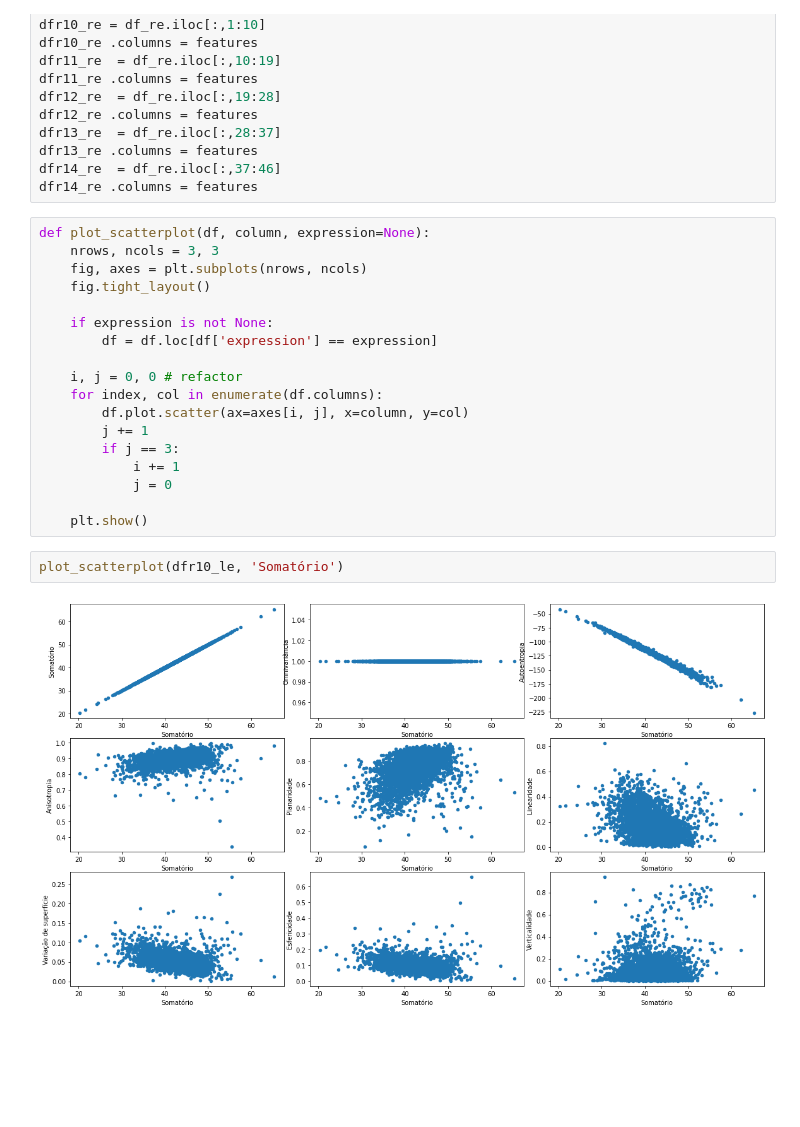
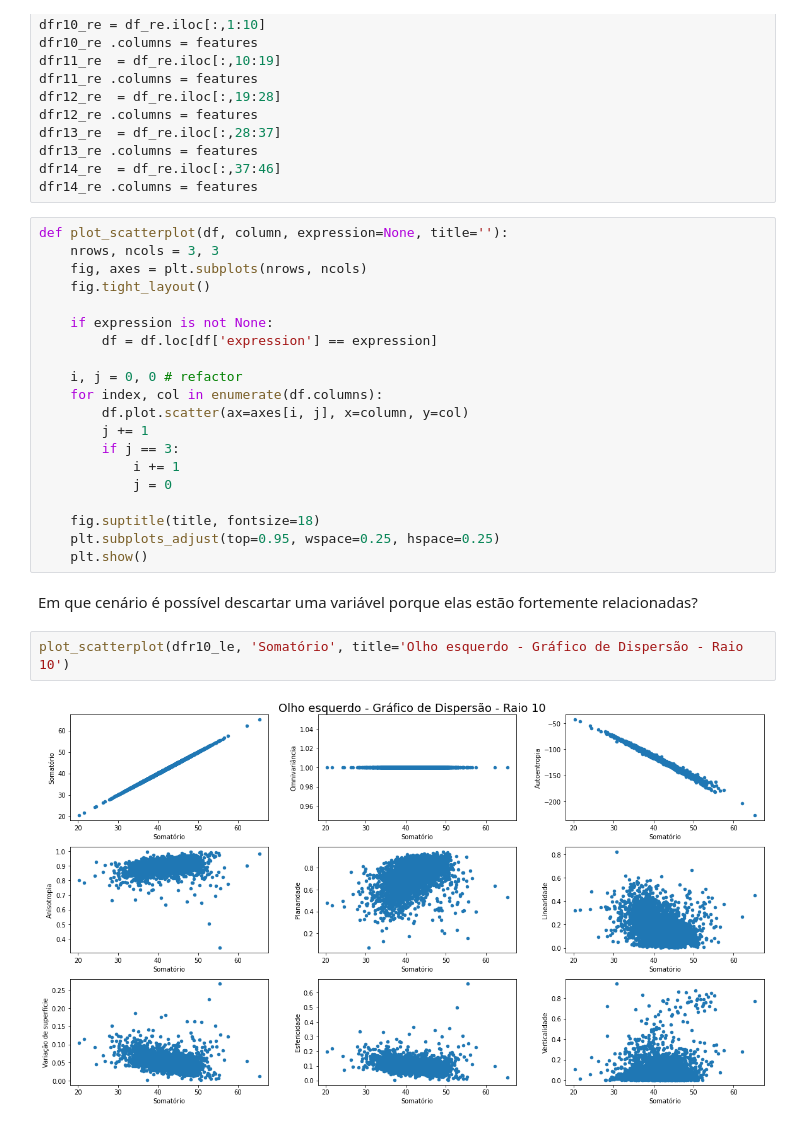
Before and after one commit to thalissonfelipe/landmarks, a Jupyter notebook: Análise das Features da Matriz de Covarariância (Raio).ipynb, the cells around one changed output. Drawn from its saved outputs; the diff is of its cells as text; blank space fills up the shorter version.

```diff
--- a/Análise das Features da Matriz de Covarariância (Raio).ipynb
+++ b/Análise das Features da Matriz de Covarariância (Raio).ipynb
@@ -192,7 +190,7 @@ dfr13_re .columns = features
 dfr14_re  = df_re.iloc[:,37:46]
 dfr14_re .columns = features
 # %%
-def plot_scatterplot(df, column, expression=None):
+def plot_scatterplot(df, column, expression=None, title=''):
     nrows, ncols = 3, 3
     fig, axes = plt.subplots(nrows, ncols)
     fig.tight_layout()
@@ -208,8 +206,12 @@ def plot_scatterplot(df, column, expression=None):
             i += 1
             j = 0
 
+    fig.suptitle(title, fontsize=18)
+    plt.subplots_adjust(top=0.95, wspace=0.25, hspace=0.25)
     plt.show()
+# %% [markdown]
+Em que cenário é possível descartar uma variável porque elas estão fortemente relacionadas?
 # %%
-plot_scatterplot(dfr10_le, 'Somatório')
+plot_scatterplot(dfr10_le, 'Somatório', title='Olho esquerdo - Gráfico de Dispersão - Raio 10')
 # %% [output]
-[figure, old version]
+[figure, new version]
```
Also changed, not shown: parts of 24 cells of this notebook, 1 other file.
